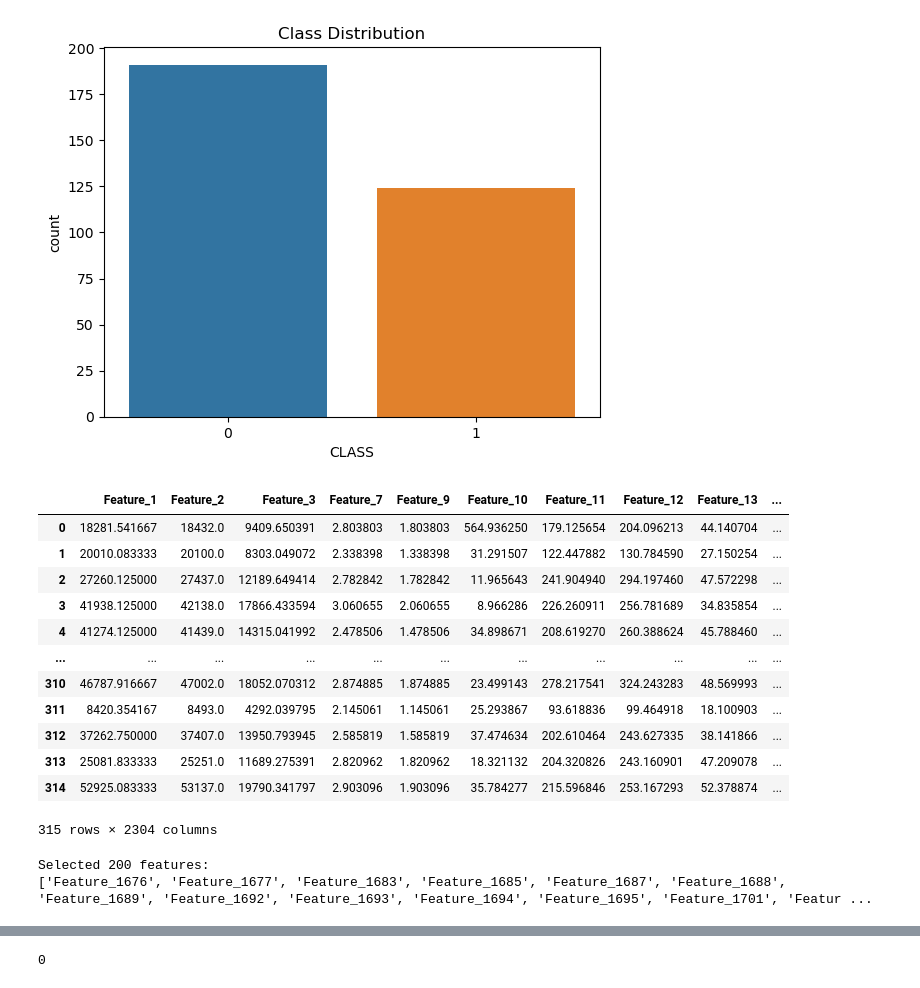
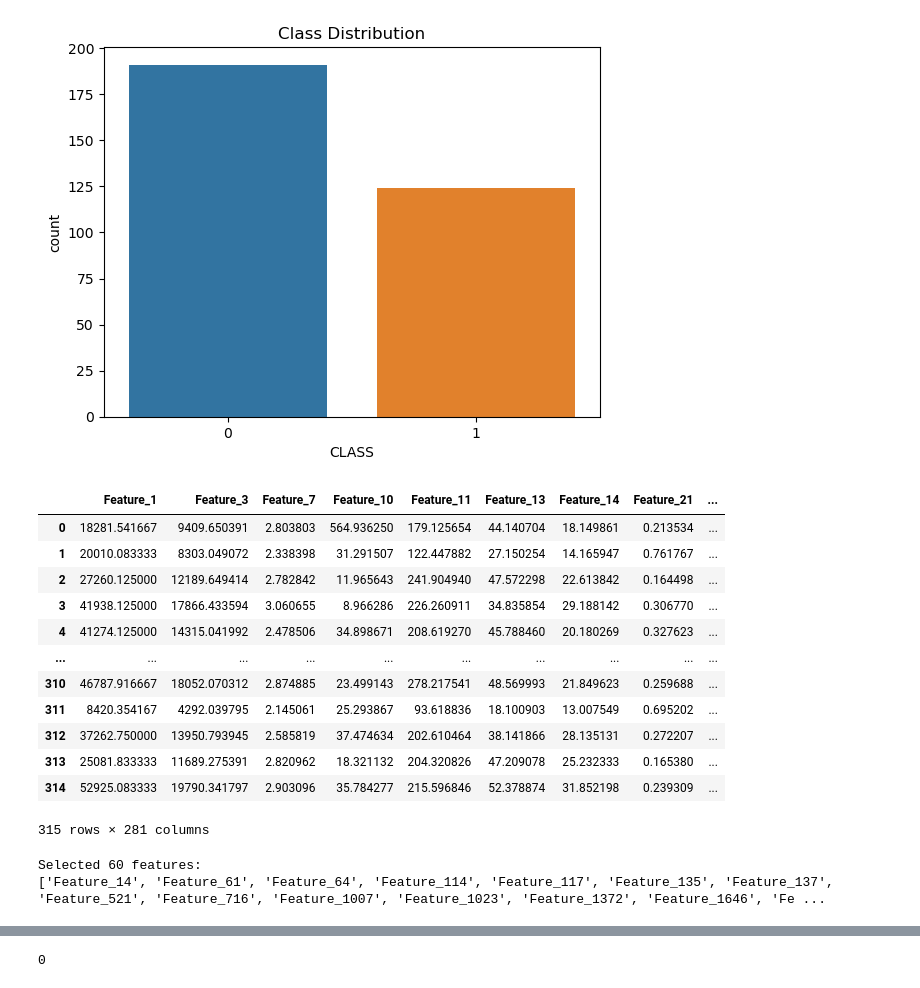
Before and after one commit to kitarp07/RA_Selection_Task_2, a Jupyter notebook: notebooks/exploratory_data_analysis.ipynb, the cells around one changed output, grey strips where cells are left out. Cells and saved outputs as stored; diff of their text form; code cells hidden in the pictures.

```diff
--- a/notebooks/exploratory_data_analysis.ipynb
+++ b/notebooks/exploratory_data_analysis.ipynb
@@ -304,3 +307,19 @@ plt.title('Class Distribution')
 plt.show()
 # %% [output]
 [figure]
+# %%
+df_reduced
+# %% [output]
+|  | Feature_1 | Feature_3 | Feature_7 | Feature_10 | Feature_11 | Feature_13 | Feature_14 | Feature_21 | ... |
+| 0 | 18281.541667 | 9409.650391 | 2.803803 | 564.936250 | 179.125654 | 44.140704 | 18.149861 | 0.213534 | ... |
+| 1 | 20010.083333 | 8303.049072 | 2.338398 | 31.291507 | 122.447882 | 27.150254 | 14.165947 | 0.761767 | ... |
+| 2 | 27260.125000 | 12189.649414 | 2.782842 | 11.965643 | 241.904940 | 47.572298 | 22.613842 | 0.164498 | ... |
+| 3 | 41938.125000 | 17866.433594 | 3.060655 | 8.966286 | 226.260911 | 34.835854 | 29.188142 | 0.306770 | ... |
+| 4 | 41274.125000 | 14315.041992 | 2.478506 | 34.898671 | 208.619270 | 45.788460 | 20.180269 | 0.327623 | ... |
+| ... | ... | ... | ... | ... | ... | ... | ... | ... | ... |
+| 310 | 46787.916667 | 18052.070312 | 2.874885 | 23.499143 | 278.217541 | 48.569993 | 21.849623 | 0.259688 | ... |
+| 311 | 8420.354167 | 4292.039795 | 2.145061 | 25.293867 | 93.618836 | 18.100903 | 13.007549 | 0.695202 | ... |
+| 312 | 37262.750000 | 13950.793945 | 2.585819 | 37.474634 | 202.610464 | 38.141866 | 28.135131 | 0.272207 | ... |
+| 313 | 25081.833333 | 11689.275391 | 2.820962 | 18.321132 | 204.320826 | 47.209078 | 25.232333 | 0.165380 | ... |
+| 314 | 52925.083333 | 19790.341797 | 2.903096 | 35.784277 | 215.596846 | 52.378874 | 31.852198 | 0.239309 | ... |
+315 rows × 281 columns
@@ -311,17 +336 @@ selector = SelectKBest(score_func=f_classif, k=200)
-# %%
-data_dropped_cols
-# %% [output]
-|  | Feature_1 | Feature_2 | Feature_3 | Feature_7 | Feature_9 | Feature_10 | Feature_11 | Feature_12 | Feature_13 | ... |
-| 0 | 18281.541667 | 18432.0 | 9409.650391 | 2.803803 | 1.803803 | 564.936250 | 179.125654 | 204.096213 | 44.140704 | ... |
-| 1 | 20010.083333 | 20100.0 | 8303.049072 | 2.338398 | 1.338398 | 31.291507 | 122.447882 | 130.784590 | 27.150254 | ... |
-| 2 | 27260.125000 | 27437.0 | 12189.649414 | 2.782842 | 1.782842 | 11.965643 | 241.904940 | 294.197460 | 47.572298 | ... |
-| 3 | 41938.125000 | 42138.0 | 17866.433594 | 3.060655 | 2.060655 | 8.966286 | 226.260911 | 256.781689 | 34.835854 | ... |
-| 4 | 41274.125000 | 41439.0 | 14315.041992 | 2.478506 | 1.478506 | 34.898671 | 208.619270 | 260.388624 | 45.788460 | ... |
-| ... | ... | ... | ... | ... | ... | ... | ... | ... | ... | ... |
-| 310 | 46787.916667 | 47002.0 | 18052.070312 | 2.874885 | 1.874885 | 23.499143 | 278.217541 | 324.243283 | 48.569993 | ... |
-| 311 | 8420.354167 | 8493.0 | 4292.039795 | 2.145061 | 1.145061 | 25.293867 | 93.618836 | 99.464918 | 18.100903 | ... |
-| 312 | 37262.750000 | 37407.0 | 13950.793945 | 2.585819 | 1.585819 | 37.474634 | 202.610464 | 243.627335 | 38.141866 | ... |
-| 313 | 25081.833333 | 25251.0 | 11689.275391 | 2.820962 | 1.820962 | 18.321132 | 204.320826 | 243.160901 | 47.209078 | ... |
-| 314 | 52925.083333 | 53137.0 | 19790.341797 | 2.903096 | 1.903096 | 35.784277 | 215.596846 | 253.167293 | 52.378874 | ... |
-315 rows × 2304 columns
 # %%
@@ -331,13 +340,13 @@ X_selected_array = selector.fit_transform(data_dropped_cols, y)
 mask = selector.get_support()
 
 # Get the selected feature names from original DataFrame
-selected_features = data_dropped_cols.columns[mask]
+selected_features = df_reduced.columns[mask]
 
 # Convert numpy array back to DataFrame with selected columns
 X_selected = pd.DataFrame(X_selected_array, columns=selected_features)
 
-print(f"Selected {200} features:")
+print(f"Selected {k} features:")
 print(selected_features.tolist())
 # %% [output]
-Selected 200 features:
-['Feature_1676', 'Feature_1677', 'Feature_1683', 'Feature_1685', 'Feature_1687', 'Feature_1688', 'Feature_1689', 'Feature_1692', 'Feature_1693', 'Feature_1694', 'Feature_1695', 'Feature_1701', 'Featur ...
+Selected 60 features:
+['Feature_14', 'Feature_61', 'Feature_64', 'Feature_114', 'Feature_117', 'Feature_135', 'Feature_137', 'Feature_521', 'Feature_716', 'Feature_1007', 'Feature_1023', 'Feature_1372', 'Feature_1646', 'Fe ...
```
Also changed, not shown: parts of 50 cells of this notebook, 1 other file.
